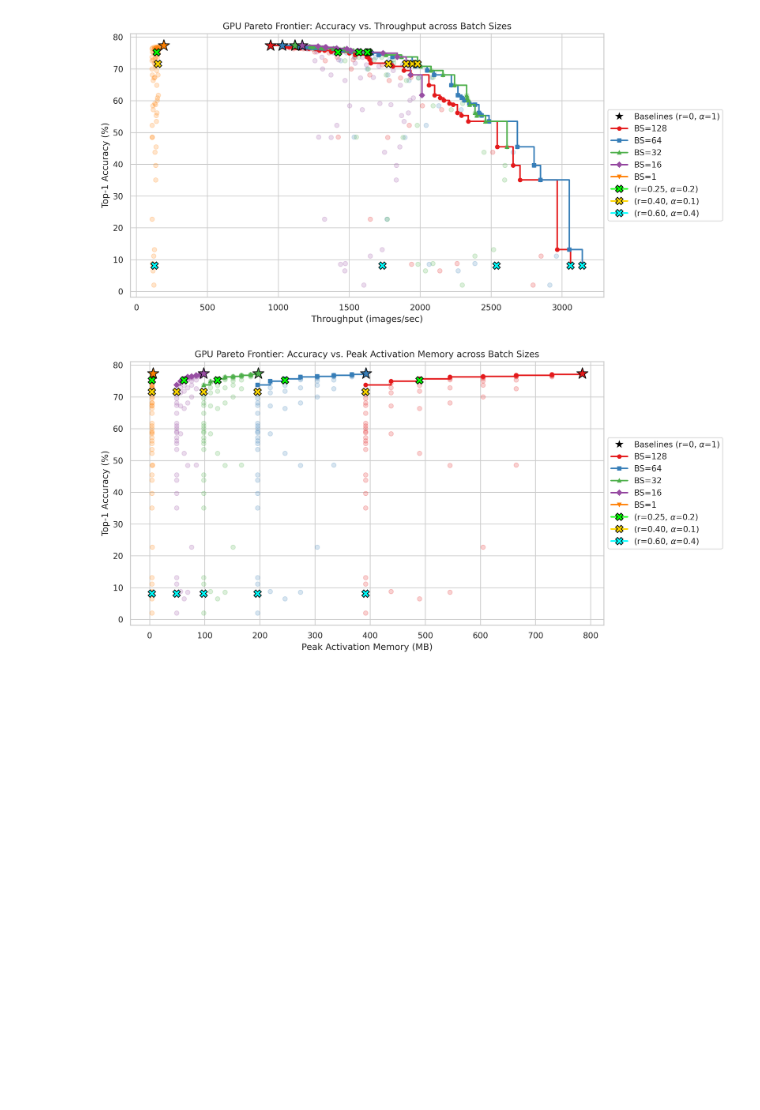
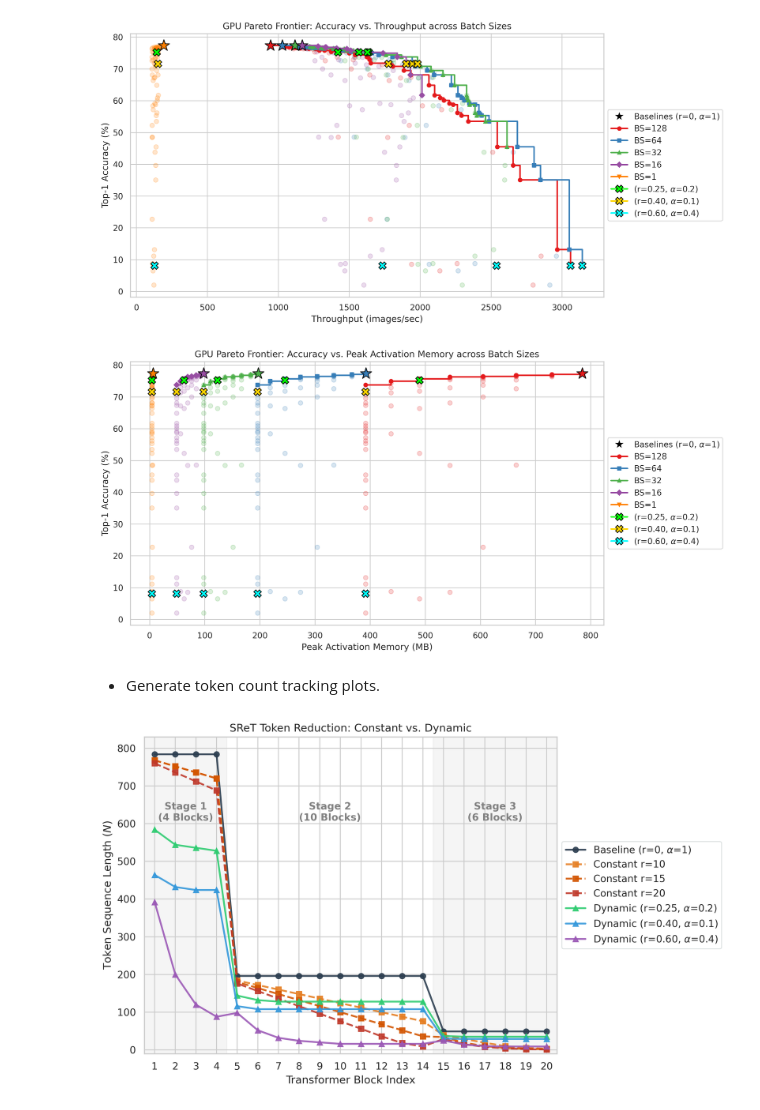
Before and after one commit to junseokm/sret-tome, a Jupyter notebook: plots.ipynb, the cells around one changed output. Saved outputs shown, nothing was run; the diff lists cells and outputs as text; code cells hidden in the pictures; blank space fills up the shorter version.

Commit message:
Add token tracking plot

```diff
--- a/plots.ipynb
+++ b/plots.ipynb
@@ -203,3 +201,70 @@ plt.close(fig)
 [figure]
 [figure]
 [figure]
+# %% [markdown]
+- Generate token count tracking plots.
+# %%
+sns.set_theme(style="whitegrid", palette="muted")
+plt.rcParams.update({'font.size': 12, 'figure.dpi': 300, 'lines.linewidth': 2})
+
+layer_indices = list(range(1, 21))
+
+sret_token_progression = {
+    "Baseline (r=0, $\\alpha$=1)": [784, 784, 784, 784, 196, 196, 196, 196, 196, 196, 196, 196, 196, 196, 49, 49, 49, 49, 49, 49],
+    "Constant r=10": [768, 752, 736, 720, 184, 172, 160, 148, 136, 124, 112, 100, 88, 76, 39, 29, 19, 10, 5, 3],
+    "Constant r=15": [768, 752, 736, 720, 180, 164, 148, 132, 116, 100, 84, 68, 52, 36, 34, 19, 10, 5, 3, 2],
+    "Constant r=20": [760, 736, 712, 688, 176, 156, 136, 116, 96, 76, 56, 36, 18, 9, 29, 15, 8, 4, 2, 1],
+    "Dynamic (r=0.25, $\\alpha$=0.2)": [584, 544, 536, 528, 144, 132, 128, 128, 128, 128, 128, 128, 128, 128, 37, 35, 35, 35, 35, 35],
+    "Dynamic (r=0.40, $\\alpha$=0.1)": [464, 432, 424, 424, 116, 108, 108, 108, 108, 108, 108, 108, 108, 108, 30, 29, 29, 29, 29, 29],
+    "Dynamic (r=0.60, $\\alpha$=0.4)": [392, 200, 120, 88, 98, 52, 32, 24, 20, 16, 16, 16, 16, 16, 25, 14, 10, 9, 9, 9]
+}
+
+colors = {
+    "Baseline (r=0, $\\alpha$=1)": "#2c3e50",
+    "Constant r=10": "#e67e22",
+    "Constant r=15": "#d35400",
+    "Constant r=20": "#c0392b",
+    "Dynamic (r=0.25, $\\alpha$=0.2)": "#2ecc71",
+    "Dynamic (r=0.40, $\\alpha$=0.1)": "#3498db",
+    "Dynamic (r=0.60, $\\alpha$=0.4)": "#9b59b6"
+}
+
+fig, ax = plt.subplots(figsize=(10, 6))
+
+# background stage boundary
+ax.axvspan(0.5, 4.5, color='gray', alpha=0.08, zorder=0)
+ax.axvspan(4.5, 14.5, color='white', alpha=0.0, zorder=0)
+ax.axvspan(14.5, 20.5, color='gray', alpha=0.08, zorder=0)
+
+for label, tokens in sret_token_progression.items():
+    if "Constant" in label:
+        linestyle = '--'
+        marker = 's'  # square
+    elif "Baseline" in label:
+        linestyle = '-'
+        marker = 'o'  # circle
+    else:
+        linestyle = '-'
+        marker = '^'  # triangle
+
+    ax.plot(layer_indices, tokens, label=label, color=colors[label], linestyle=linestyle, marker=marker, markersize=6, alpha=0.9, zorder=5)
+
+# stage Labels
+ax.text(2.5, 630, 'Stage 1\n(4 Blocks)', ha='center', va='center', fontsize=11, fontweight='bold', color='gray')
+ax.text(9.5, 630, 'Stage 2\n(10 Blocks)', ha='center', va='center', fontsize=11, fontweight='bold', color='gray')
+ax.text(17.5, 630, 'Stage 3\n(6 Blocks)', ha='center', va='center', fontsize=11, fontweight='bold', color='gray')
+
+ax.set_title('SReT Token Reduction: Constant vs. Dynamic')
+ax.set_xlabel('Transformer Block Index')
+ax.set_ylabel('Token Sequence Length ($N$)')
+ax.set_xticks(range(1, 21))
+ax.set_xlim(0.5, 20.5)
+ax.set_ylim(-10, 830)
+
+ax.legend(loc='center left', bbox_to_anchor=(1, 0.5), frameon=True, facecolor='white', edgecolor='#d5dbdb')
+fig.tight_layout()
+fig.savefig('plots/sret_token_count.png', bbox_inches='tight')
+plt.show()
+plt.close(fig)
+# %% [output]
+[figure, added]
```
Also changed, not shown: parts of 4 cells of this notebook, 1 other file.
